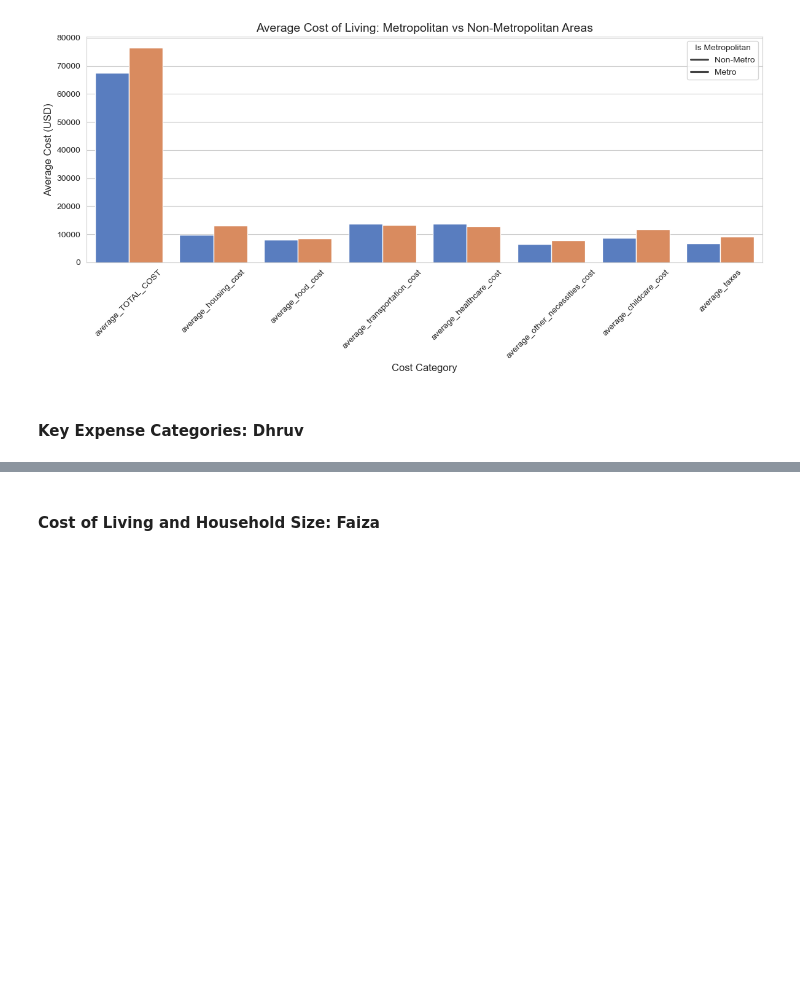
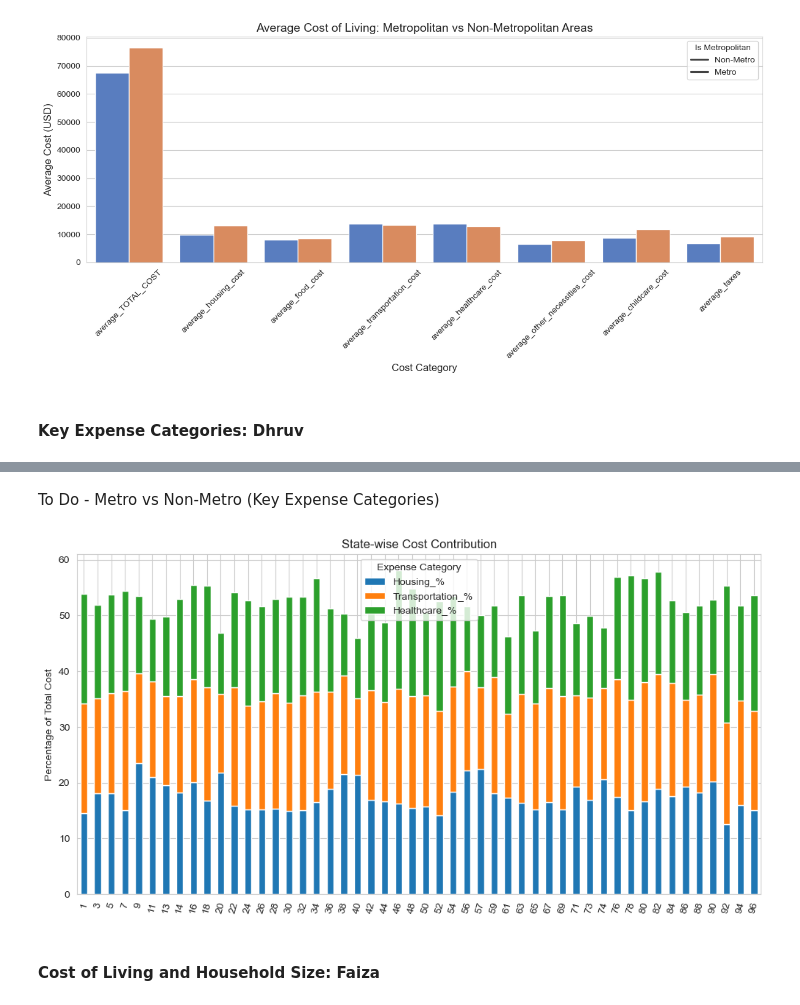
Before and after one commit to miguelmog10/data-science-group17, a Jupyter notebook: notebook/FoundationsDataScience_Winter2025_Group17.ipynb, the cells around one changed output, grey strips where cells are left out. Cells and saved outputs as stored; diff of their text form; code cells hidden in the pictures; blank space fills up the shorter version.

```diff
--- a/notebook/FoundationsDataScience_Winter2025_Group17.ipynb
+++ b/notebook/FoundationsDataScience_Winter2025_Group17.ipynb
@@ -717,3 +797,33 @@ Observations:
+# %% [markdown]
+To Do - Metro vs Non-Metro (Key Expense Categories)
+# %%
+# Plotting Overall Costs of Housing_cost, transportation_cost and Healthcare_cost
+
+state_pivot = df.groupby(['state_name','isMetro'])[["Housing_%", "Transportation_%","Healthcare_%"]].mean()
+
+state_pivot_reset = state_pivot.reset_index()
+
+#print(state_pivot_reset.head())
+#state_pivot.head(5)
+# Filter metro and non-metro data
+metro_data = state_pivot_reset[state_pivot_reset['isMetro'] == True]
+non_metro_data = state_pivot_reset[state_pivot_reset['isMetro'] == False]
+
+
+# Plot for Metro counties
+metro_data.plot(kind="bar", stacked=True, figsize=(12, 6))
+plt.title("State-wise Cost Contribution")
+plt.ylabel("Percentage of Total Cost")
+plt.legend(title="Expense Category")
+plt.xticks(rotation=75)
+plt.show()
+
+
+# Show the plots
+
+#plt.show()
+# %% [output]
+[figure, added]
 # %% [markdown]
 #### **Cost of Living and Household Size: Faiza**
 # %% [markdown]
```
Also changed, not shown: parts of 16 cells of this notebook.
